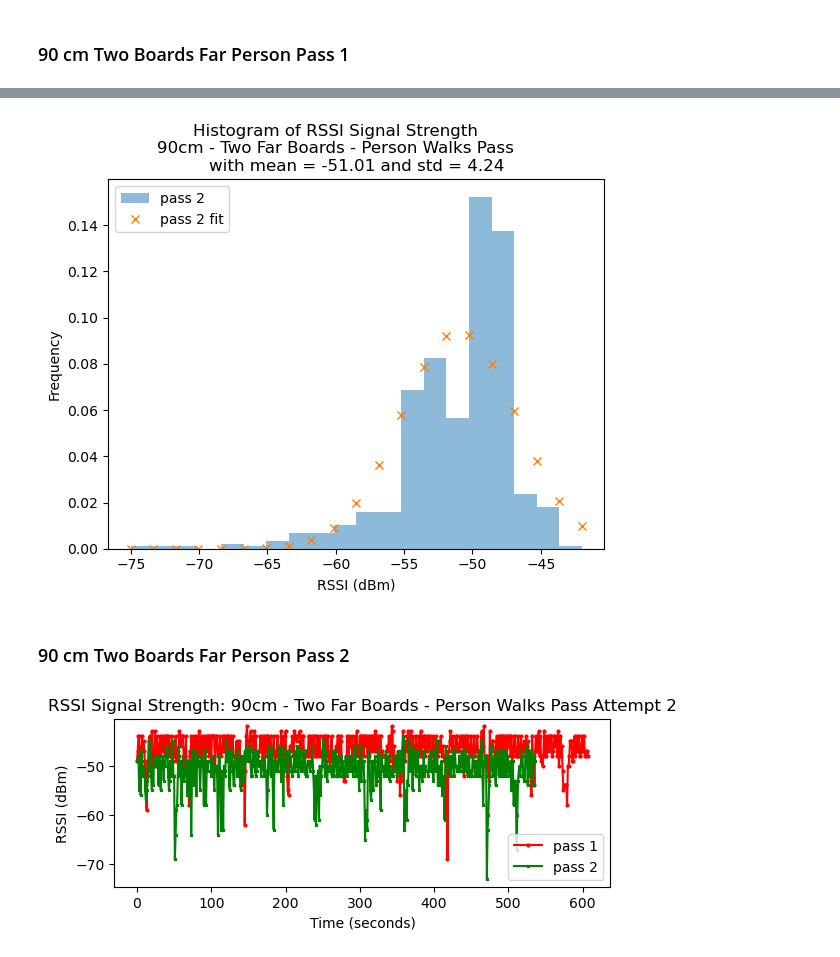
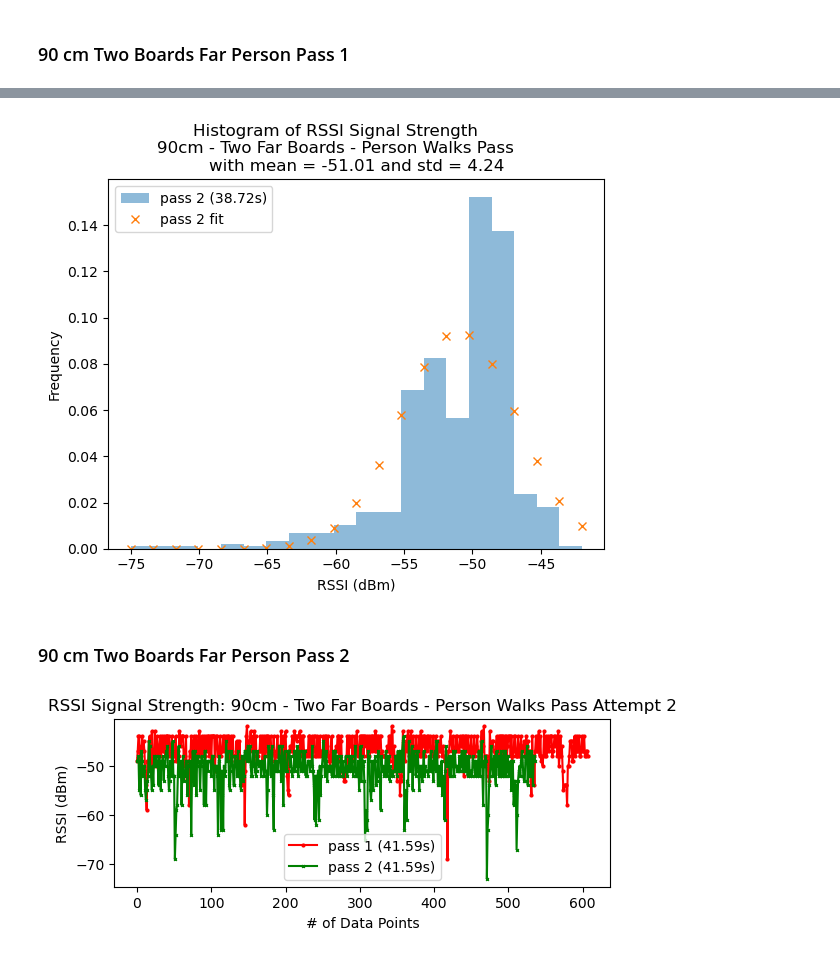
Before and after one commit to SuP3RM/Foot-Traffic, a Jupyter notebook: graphs.ipynb, the cells around one changed output, grey strips where cells are left out. Saved outputs shown, nothing was run; the diff lists cells and outputs as text; code cells hidden in the pictures.

```diff
--- a/graphs.ipynb
+++ b/graphs.ipynb
@@ -830,7 +854,7 @@ plt.show()
 # %%
 # add a 'best fit' line 2
 fig, ax = plt.subplots()
-n, bins, pacthes = ax.hist(board_2_far_walk_pass_1, bins=20, label='pass 2', alpha=0.5, density=True)
+n, bins, pacthes = ax.hist(board_2_far_walk_pass_1, bins=20, label='pass 2 (38.72s)', alpha=0.5, density=True)
 
 # plot the histogram of the RSSI values
 y = ((1 / (np.sqrt(2 * np.pi) * np.std(board_2_far_walk_pass_1))) *
@@ -845,7 +869,7 @@ plt.title('Histogram of RSSI Signal Strength\
 plt.legend()
 plt.show()
 # %% [output]
-[figure, old version]
+[figure, new version]
 # %% [markdown]
 ### 90 cm Two Boards Far Person Pass 2
 # %%
@@ -865,15 +889,15 @@ board_2_far_walk_pass_2 = board_2_far_walk_pass_2[~np.isnan(board_2_far_walk_pas
 # %%
 plt.figure(1)
 plt.subplot(211)
-plt.plot(board_1_far_walk_pass_2, label='pass 1', marker='o', markersize=2, color='red')
-plt.plot(board_2_far_walk_pass_2, label='pass 2', marker='x', markersize=2, color='green')
-plt.xlabel('Time (seconds)')
+plt.plot(board_1_far_walk_pass_2, label='pass 1 (41.59s)', marker='o', markersize=2, color='red')
+plt.plot(board_2_far_walk_pass_2, label='pass 2 (41.59s)', marker='x', markersize=2, color='green')
+plt.xlabel('# of Data Points')
 plt.ylabel('RSSI (dBm)')
 plt.title('RSSI Signal Strength: 90cm - Two Far Boards - Person Walks Pass Attempt 2')
 plt.legend()
 plt.show()
 # %% [output]
-[figure, old version]
+[figure, new version]
 # %%
 # add a 'best fit' line 1
 fig, ax = plt.subplots()
```
Also changed, not shown: parts of 45 cells of this notebook.
